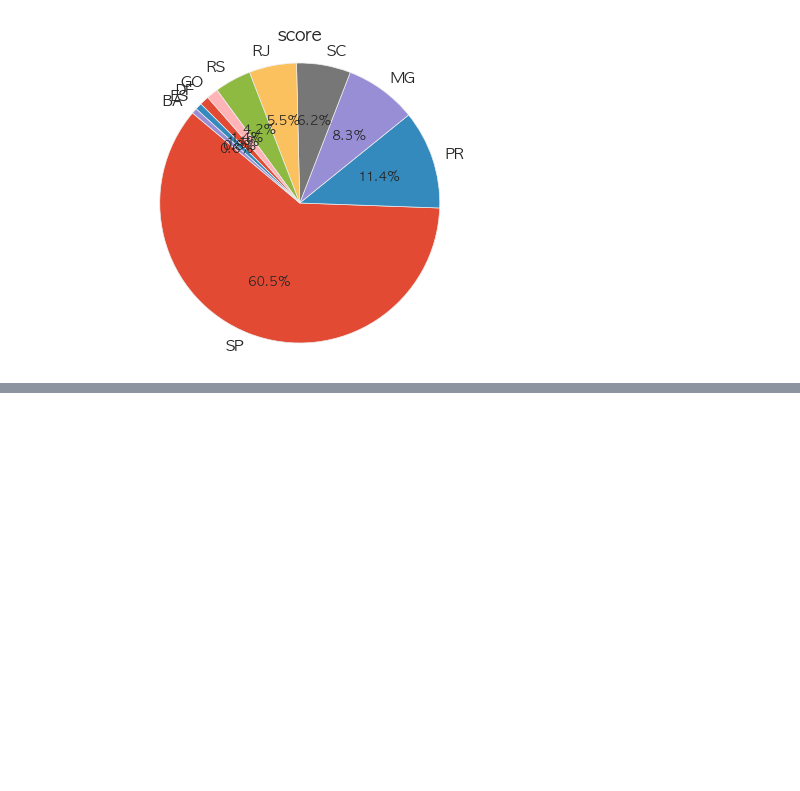
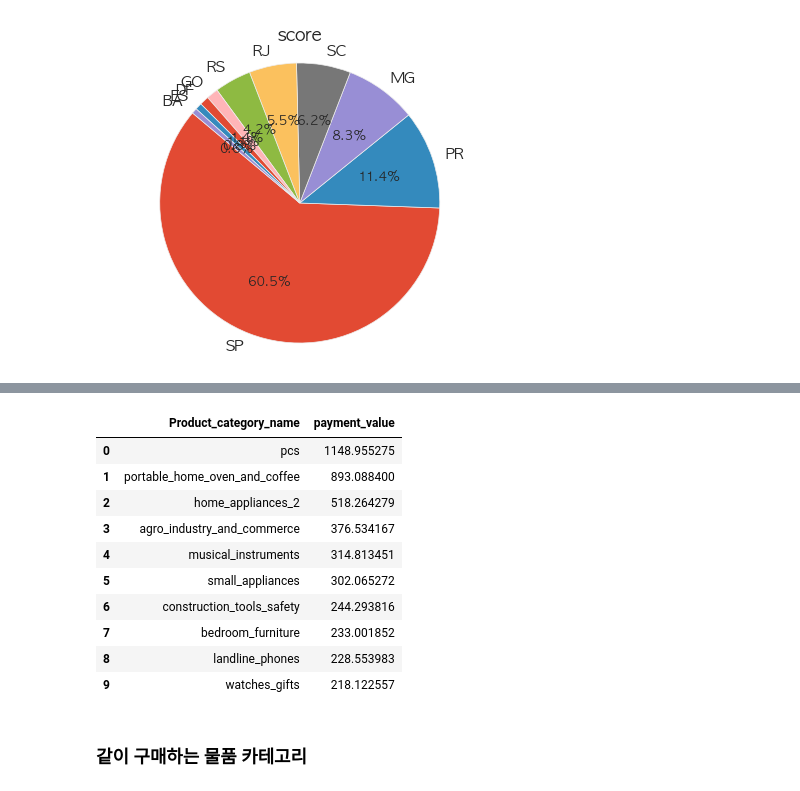
Before and after one commit to jiin124/KPI_Dacon_2024, a Jupyter notebook: basic_anal.ipynb, the cells around one changed output, grey strips where cells are left out. Saved outputs shown, nothing was run; the diff lists cells and outputs as text; code cells hidden in the pictures; blank space fills up the shorter version.

```diff
--- a/basic_anal.ipynb
+++ b/basic_anal.ipynb
@@ -725,0 +789,3 @@ plt.show()
+# %%
+order_product['payment_value']=order_product['Freight_value']+order_product['Price']
+order_product.head()
@@ -725,0 +799,17 @@ plt.show()
+# %%
+sale_category=order_product.groupby('Product_category_name')['payment_value'].mean().sort_values(ascending=False).reset_index()
+sale_category.head(10)
+# %% [output]
+|  | Product_category_name | payment_value |
+| 0 | pcs | 1148.955275 |
+| 1 | portable_home_oven_and_coffee | 893.088400 |
+| 2 | home_appliances_2 | 518.264279 |
+| 3 | agro_industry_and_commerce | 376.534167 |
+| 4 | musical_instruments | 314.813451 |
+| 5 | small_appliances | 302.065272 |
+| 6 | construction_tools_safety | 244.293816 |
+| 7 | bedroom_furniture | 233.001852 |
+| 8 | landline_phones | 228.553983 |
+| 9 | watches_gifts | 218.122557 |
+# %% [markdown]
+### 같이 구매하는 물품 카테고리
```
Also changed, not shown: parts of 21 cells of this notebook, 6 other files.
